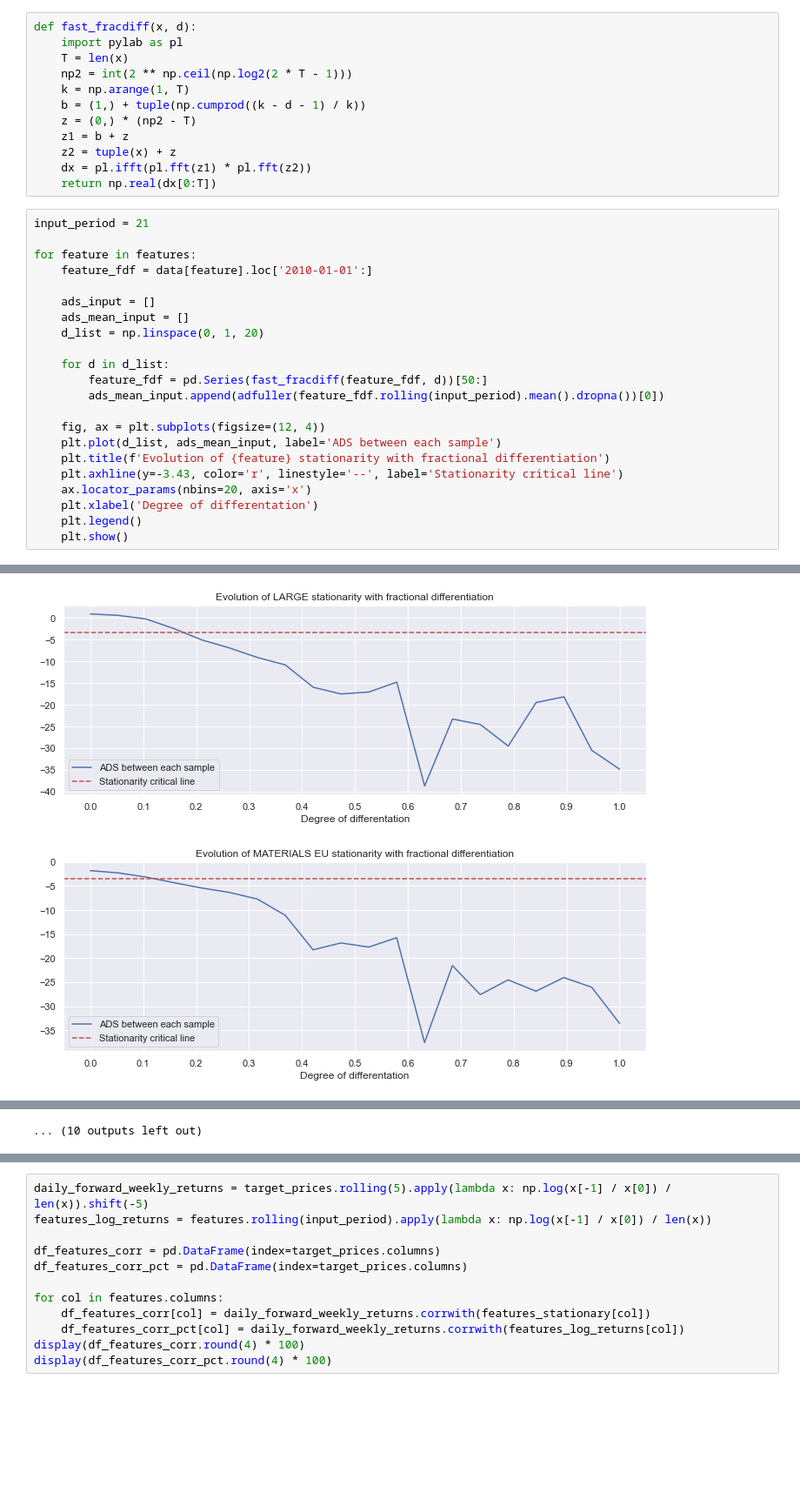
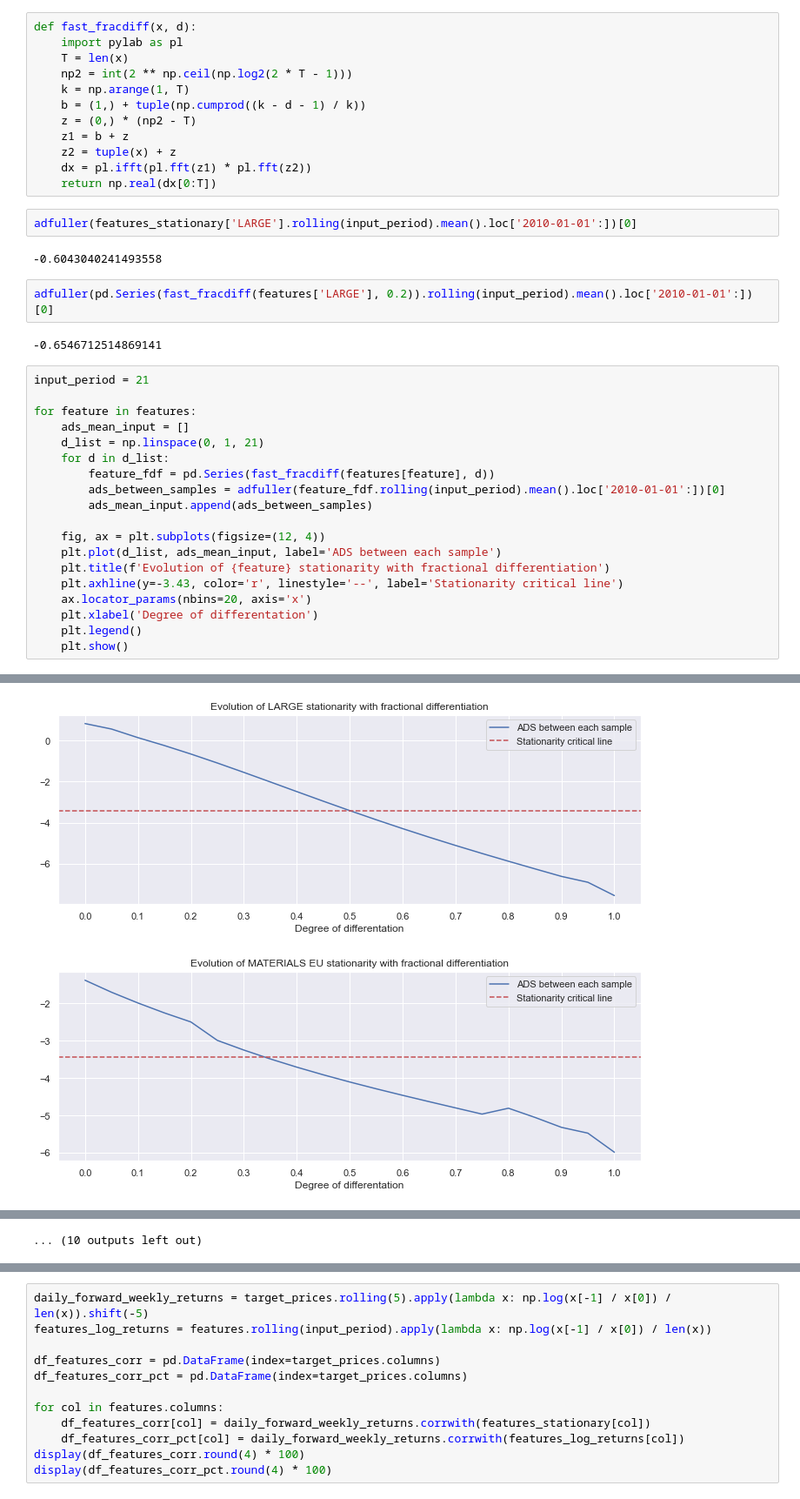
Before and after one commit to lacoupe/BCVS, a Jupyter notebook: SW/size/pre-processing.ipynb, the cells around one changed output, grey strips where cells are left out. Shown at 87% size. Saved outputs shown, nothing was run; the diff lists cells and outputs as text; blank space fills up the shorter version.

```diff
--- a/SW/size/pre-processing.ipynb
+++ b/SW/size/pre-processing.ipynb
@@ -108,19 +108,24 @@ def fast_fracdiff(x, d):
     z2 = tuple(x) + z
     dx = pl.ifft(pl.fft(z1) * pl.fft(z2))
     return np.real(dx[0:T])
+# %%
+adfuller(features_stationary['LARGE'].rolling(input_period).mean().loc['2010-01-01':])[0]
+# %% [output]
+-0.6043040241493558
+# %%
+adfuller(pd.Series(fast_fracdiff(features['LARGE'], 0.2)).rolling(input_period).mean().loc['2010-01-01':])[0]
+# %% [output]
+-0.6546712514869141
 # %%
 input_period = 21
 
 for feature in features:
-    feature_fdf = data[feature].loc['2010-01-01':]
-
-    ads_input = []
     ads_mean_input = []
-    d_list = np.linspace(0, 1, 20)
-
+    d_list = np.linspace(0, 1, 21)
     for d in d_list:
-        feature_fdf = pd.Series(fast_fracdiff(feature_fdf, d))[50:]
-        ads_mean_input.append(adfuller(feature_fdf.rolling(input_period).mean().dropna())[0])
+        feature_fdf = pd.Series(fast_fracdiff(features[feature], d))
+        ads_between_samples = adfuller(feature_fdf.rolling(input_period).mean().loc['2010-01-01':])[0]
+        ads_mean_input.append(ads_between_samples)
 
     fig, ax = plt.subplots(figsize=(12, 4))
     plt.plot(d_list, ads_mean_input, label='ADS between each sample')
@@ -136,2 +141,2 @@ for feature in features:
-[figure, old version]
+[figure, new version]
-[figure, old version]
+[figure, new version]
```
Also changed, not shown: parts of 3 cells of this notebook, 2 other files.
